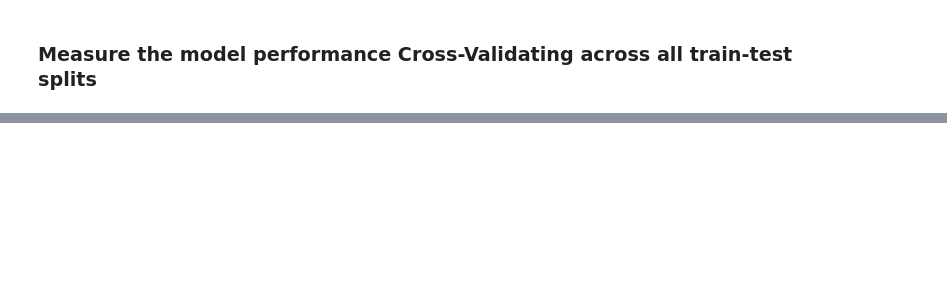
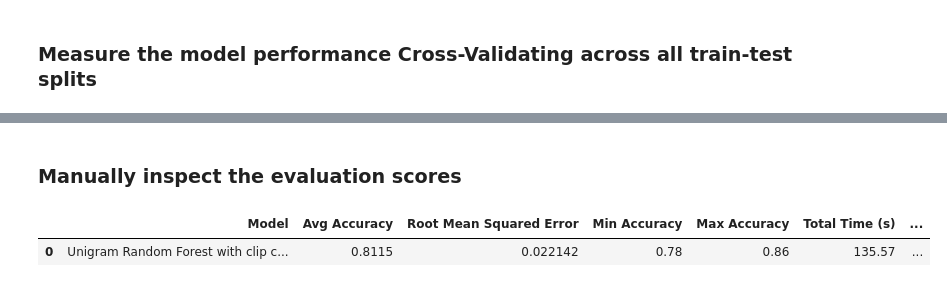
Before and after one commit to Crone1/Movie-Review-Sentiment-Classification-Using-Sklearn, a Jupyter notebook: movie_sentiment_classification.ipynb, the cells around one changed output, grey strips where cells are left out. Cells and saved outputs as stored; diff of their text form; code cells hidden in the pictures; blank space fills up the shorter version.

```diff
--- a/movie_sentiment_classification.ipynb
+++ b/movie_sentiment_classification.ipynb
@@ -146,0 +208,7 @@ eval_df.reset_index(drop=True)
+# %% [markdown]
+### Manually inspect the evaluation scores
+# %%
+eval_df
+# %% [output]
+|  | Model | Avg Accuracy | Root Mean Squared Error | Min Accuracy | Max Accuracy | Total Time (s) | ... |
+| 0 | Unigram Random Forest with clip c... | 0.8115 | 0.022142 | 0.78 | 0.86 | 135.57 | ... |
```
Also changed, not shown: parts of 32 cells of this notebook, 1 other file.
